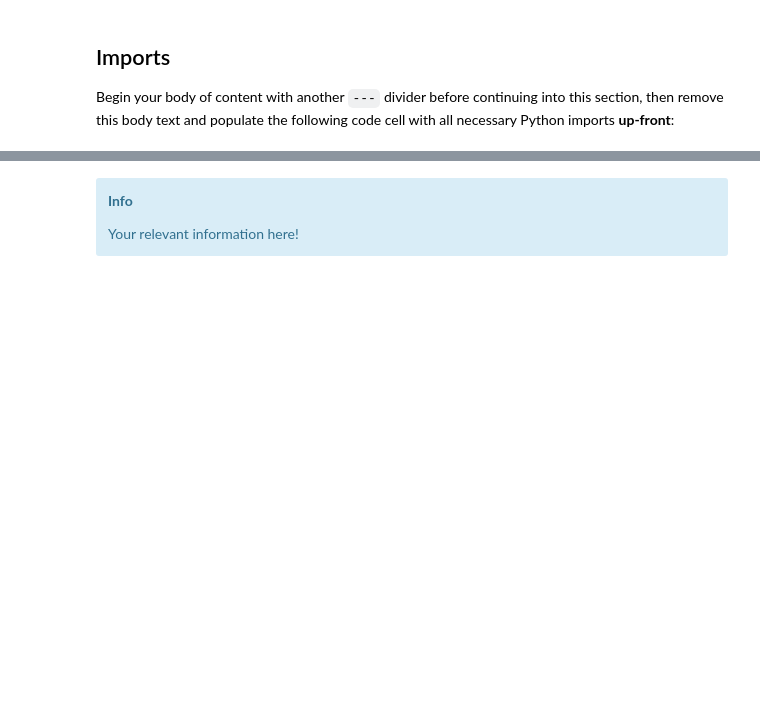
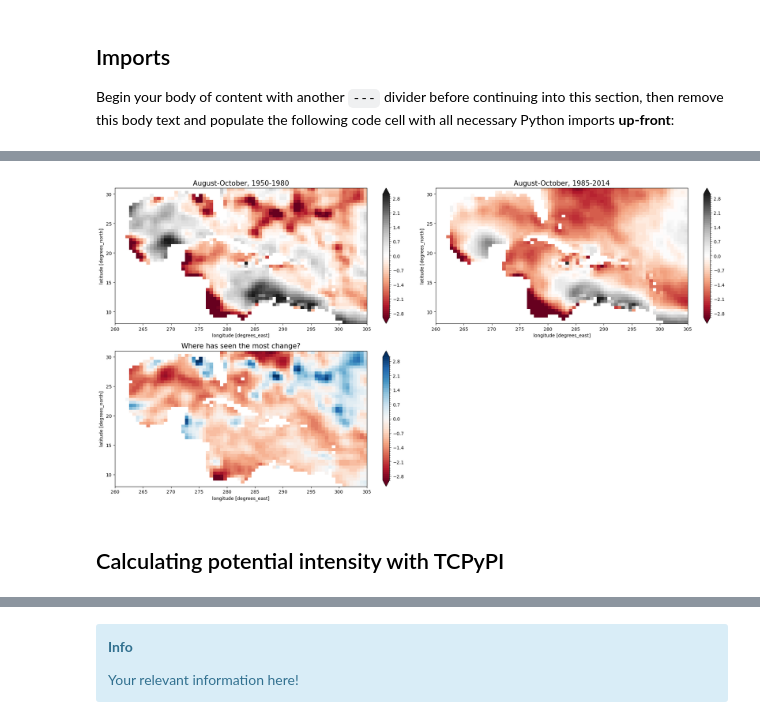
Before and after one commit to ProjectPythia/CFC-extreme-weather-cookbook, a Jupyter notebook: notebooks/cfc-atm.ipynb, the cells around one changed output, grey strips where cells are left out. Cells and saved outputs as stored; diff of their text form; code cells hidden in the pictures; blank space fills up the shorter version.

```diff
--- a/notebooks/cfc-atm.ipynb
+++ b/notebooks/cfc-atm.ipynb
@@ -277,21 +147,0 @@ basins.plot(add_label=True);
-# %%
-# Retrieve the domains we want and create a land-sea mask
-mask = basins.mask(ds.lon, ds.lat)
-caribbean_domain = mask.where(np.logical_or(np.logical_or(mask==14, mask==15), np.logical_or(mask==48, mask==79)))
-
-# Set landsea mask to 1 if domain mask is greater than 0
-lsmask = xr.where(caribbean_domain>0, 1, np.nan)
-
-# Plot things
-carib = dict(x=slice(-100, -55), y=slice(8, 31))
-cdom = caribbean_domain.sel(**carib)
-ls_subset = lsmask.sel(**carib)
-
-plt.figure(figsize=(20,6))
-plt.subplot(121)
-cdom.plot(add_colorbar=True)
-plt.title('The Caribbean and Gulf of Mexico sub-basins')
-
-plt.subplot(122)
-ls_subset.plot(add_colorbar=True, cmap='Set2', levels=np.arange(0,21,1))
-plt.title('Land-sea Mask: Caribbean=1, Everywhere else=0')
@@ -322,0 +328,27 @@ If you're comfortable, and as we briefly used for our embedded logo up top, you
+# %%
+plt.figure(figsize=(20,10))
+# plt.suptitle('Change in Convective Precipitation over time for '+str(ds.attrs['parent_source_id']), fontsize=20)
+
+plt.subplot(221)
+example = da_resample.isel(time=0) * lsmask
+subset1 = example.sel(**carib)
+subset1.plot(levels=np.arange(-3, 3.1, 0.1), extend='both', cmap=plt.cm.RdGy)
+plt.title('August-October, 1950-1980')
+
+plt.subplot(222)
+example = da_resample.isel(time=1) * lsmask
+subset2 = example.sel(**carib)
+subset2.plot(levels=np.arange(-3, 3.1, 0.1), extend='both', cmap=plt.cm.RdGy)
+plt.title('August-October, 1985-2014')
+
+plt.subplot(223)
+difference = subset2 - subset1
+difference.plot(levels=np.arange(-3, 3.1, 0.1), extend='both', cmap=plt.cm.RdBu)
+plt.title('Where has seen the most change?')
+
+plt.tight_layout()
+plt.savefig('omega500_trend.png')
+# %% [output]
+[figure, added]
+# %% [markdown]
+## Calculating potential intensity with TCPyPI
```
Also changed, not shown: parts of 30 cells of this notebook.
